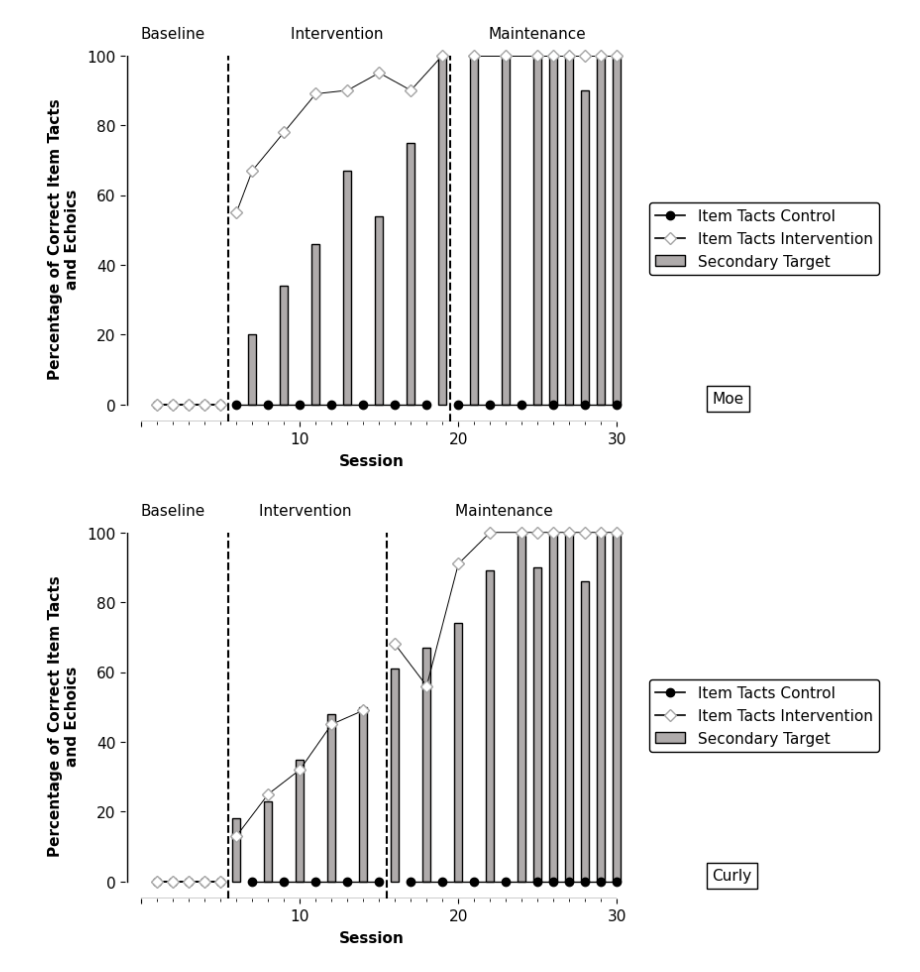
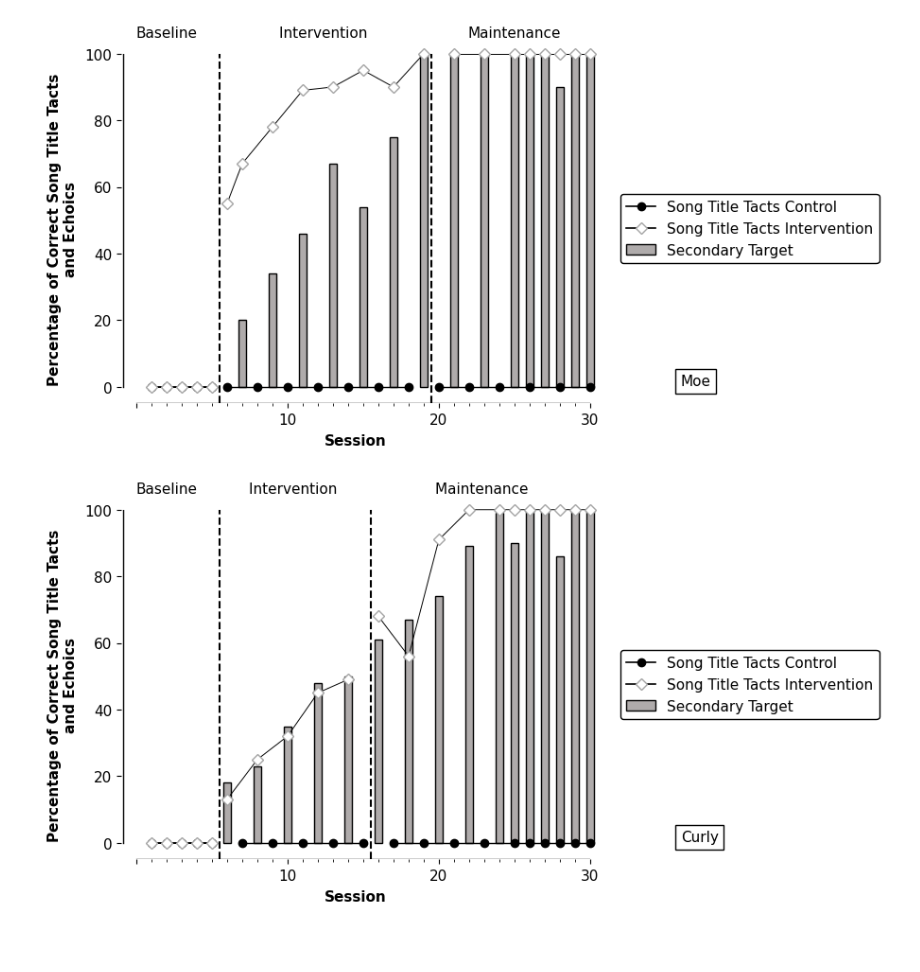
Before and after one commit to yay4john/APA-charts, a Jupyter notebook: all charts.ipynb, the cells around one changed output. Cells and saved outputs as stored; diff of their text form; code cells hidden in the pictures; blank space fills up the shorter version.

```diff
--- a/all charts.ipynb
+++ b/all charts.ipynb
@@ -6,8 +8,8 @@ import numpy as np
 # %%
 # import plot stylesheet and grab data
 plt.style.use('apa.mplstyle')
-df_MBD = pd.read_excel('Thesis Mock Data.xlsx','PyData MBD')
-df_int = pd.read_excel('Thesis Mock Data.xlsx','PyData Intervention')
+df_MBD = pd.read_excel('/Users/jStrange/Library/CloudStorage/OneDrive-Personal/Data Science/Data/MSU/Thesis Mock Data.xlsx','PyData MBD')
+df_int = pd.read_excel('/Users/jStrange/Library/CloudStorage/OneDrive-Personal/Data Science/Data/MSU/Thesis Mock Data.xlsx','PyData Intervention')
 # %%
 # MBD charts first
 
@@ -46,8 +48,8 @@ for name in df_MBD['Name'].unique():
 
         # now add these to the plot. Only keep the labels for the baseline so we aren't repeating
         if phase == 'Baseline':
-            plt.plot(globals()['x_Control_%s' % phase], globals()['y_Control_%s' % phase], 'o-', label = r'Item Tacts Control', color = '#000000', clip_on=False)
-            plt.plot(globals()['x_TactInt_%s' % phase], globals()['y_TactInt_%s' % phase], 'D-', label = r'Item Tacts Intervention', markerfacecolor='white', markeredgecolor='#A5A5A5'
+            plt.plot(globals()['x_Control_%s' % phase], globals()['y_Control_%s' % phase], 'o-', label = r'Song Title Tacts Control', color = '#000000', clip_on=False)
+            plt.plot(globals()['x_TactInt_%s' % phase], globals()['y_TactInt_%s' % phase], 'D-', label = r'Song Title Tacts Intervention', markerfacecolor='white', markeredgecolor='#A5A5A5'
                      , color='#000000', clip_on=False)
         else:
             plt.plot(globals()['x_Control_%s' % phase], globals()['y_Control_%s' % phase], 'o-', label = r'_Item Tacts Control', color = '#000000', clip_on=False)
@@ -78,37 +80,37 @@ for name in df_MBD['Name'].unique():
 
     # label axes
     plt.xlabel('Session', fontsize=11)
-    plt.ylabel('Percentage of Correct Item Tacts\nand Echoics', fontsize=11)
+    plt.ylabel('Percentage of Correct Song Title Tacts\nand Echoics', fontsize=11)
 
     # set axis details
     ax = plt.gca()
     ax.set_xlim([-1, df_phases['Session'].max()])
     ax.set_ylim([-5, 100])
     ax.tick_params(axis='both', which='major', labelsize=11)
     ax.set_xticks(np.arange(0, df_phases['Session'].max() + 1, 10))
     ax.set_xticks(np.arange(0, df_phases['Session'].max() + 1, 1), minor=True)
     xticks = ax.xaxis.get_major_ticks()
     xticks[0].label1.set_visible(False)
 
     # hide the real axes and draw some lines instead, this gives us the corner gap
     ax.spines['left'].set_color('none')
     ax.plot([-0.9, -0.9], [0, 100], color='black', lw=1, linestyle = '-')
 
     ax.spines['bottom'].set_color('none')
     ax.plot([0, 30], [-4.8, -4.8], color='black', lw=1, linestyle = '-')
 
     # add legend and name box
     plt.legend(loc='center left', bbox_to_anchor=(1.05, 0.5), edgecolor='black', framealpha=1, fontsize=11)
     plt.text(1.05, 0.15, name, fontsize=11, transform=plt.gcf().transFigure, bbox={'facecolor':'white'})
 
     # Save the plot as an image
     plt.savefig(name + '_MockData_MBD.png', dpi=300, bbox_inches='tight')
 
     # display the plot, then wipe it so we can start again
     plt.show()
     plt.clf()
     plt.cla()
     plt.close()
 # %% [output]
-[figure, old version]
+[figure, new version]
-[figure, old version]
+[figure, new version]
```
Also changed, not shown: parts of 3 cells of this notebook, 6 other files.
